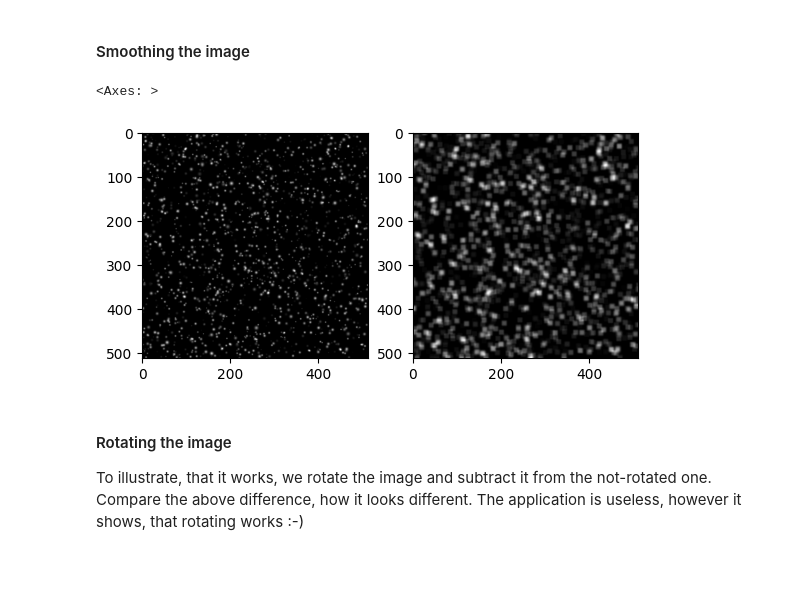
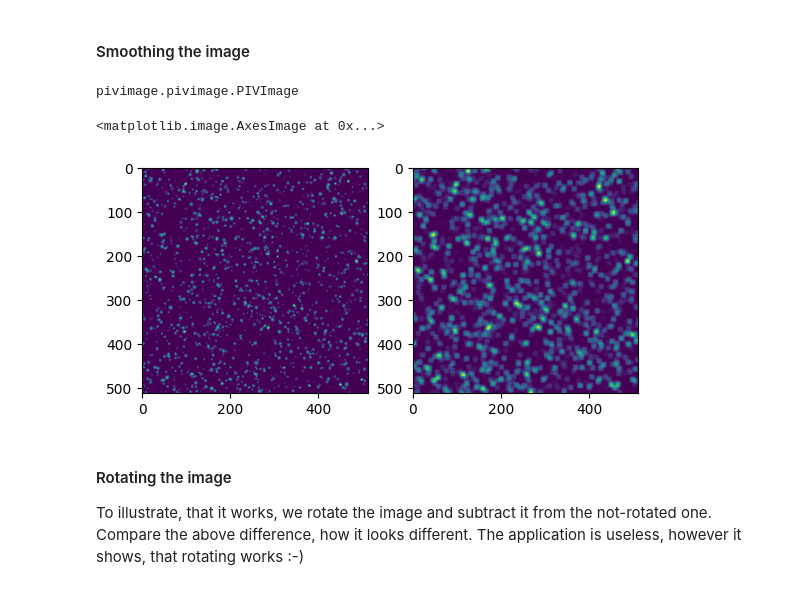
Before and after one commit to matthiasprobst/pivimage, a Jupyter notebook: examples/Getting started.ipynb, the cells around one changed output. Cells and saved outputs as stored; diff of their text form; code cells hidden in the pictures.

```diff
--- a/examples/Getting started.ipynb
+++ b/examples/Getting started.ipynb
@@ -75,15 +72,19 @@ img_diff.plot()
 [figure]
 # %% [markdown]
 #### Smoothing the image
+# %%
+type(pimgs[-1].A)
+# %% [output]
+pivimage.pivimage.PIVImage
 # %%
 import matplotlib.pyplot as plt
 
 fig, axs = plt.subplots(1, 2)
-pimgs[-1].A.plot(ax=axs[0])
-pimgs[-1].A.smooth(kernel_size=11).plot(ax=axs[1])
+axs[0].imshow(pimgs[-1].A)
+axs[1].imshow(pimgs[-1].A.smooth(kernel_size=11))
 # %% [output]
-<Axes: >
+<matplotlib.image.AxesImage at 0x...>
-[figure, old version]
+[figure, new version]
 # %% [markdown]
 #### Rotating the image
 
```
Also changed, not shown: parts of 6 cells of this notebook, 5 other files.
